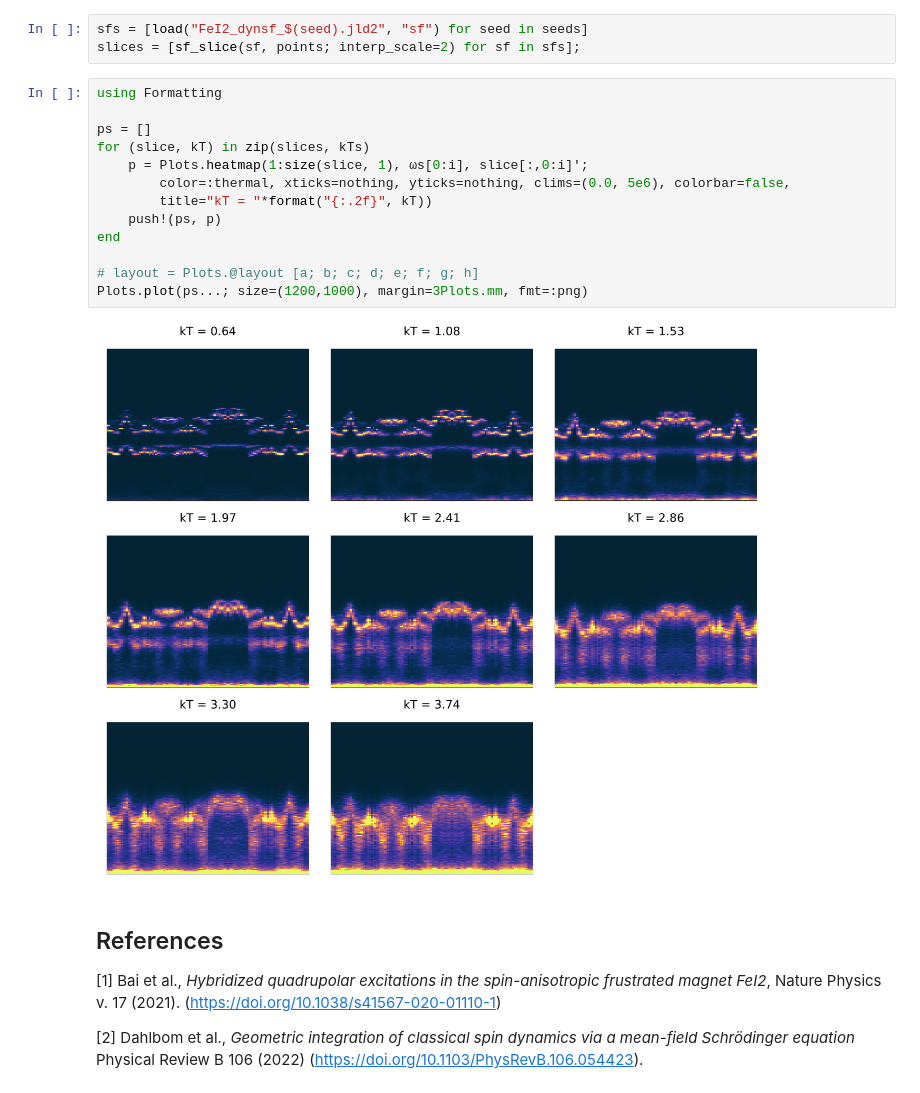
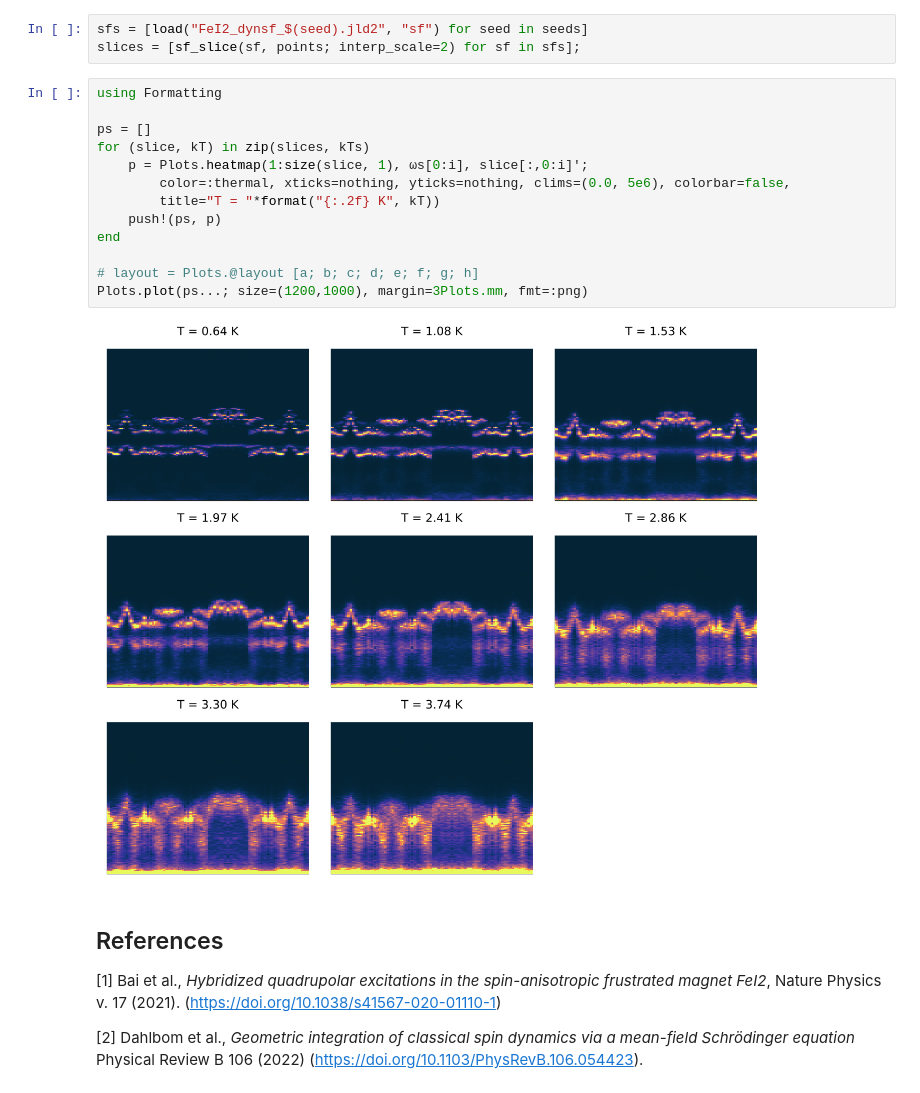
Before and after one commit to SunnySuite/SunnyTutorials, a Jupyter notebook: tutorials/FeI2/FeI2_tutorial.ipynb, the cells around one changed output. Drawn from its saved outputs; the diff is of its cells as text.

Commit message:
updated last figure

```diff
--- a/tutorials/FeI2/FeI2_tutorial.ipynb
+++ b/tutorials/FeI2/FeI2_tutorial.ipynb
@@ -530,18 +530,18 @@ slices = [sf_slice(sf, points; interp_scale=2) for sf in sfs];
 # %%
 using Formatting
 
 ps = []
 for (slice, kT) in zip(slices, kTs)
     p = Plots.heatmap(1:size(slice, 1), ωs[0:i], slice[:,0:i]';
         color=:thermal, xticks=nothing, yticks=nothing, clims=(0.0, 5e6), colorbar=false,
-        title="kT = "*format("{:.2f}", kT))
+        title="T = "*format("{:.2f} K", kT))
     push!(ps, p)
 end
 
 # layout = Plots.@layout [a; b; c; d; e; f; g; h]
 Plots.plot(ps...; size=(1200,1000), margin=3Plots.mm, fmt=:png)
 # %% [output]
-[figure, old version]
+[figure, new version]
 # %% [markdown]
 ## References
 \[1\] Bai et al., _Hybridized quadrupolar excitations in the spin-anisotropic frustrated magnet FeI2_, Nature Physics v. 17 (2021). (https://doi.org/10.1038/s41567-020-01110-1)
```
